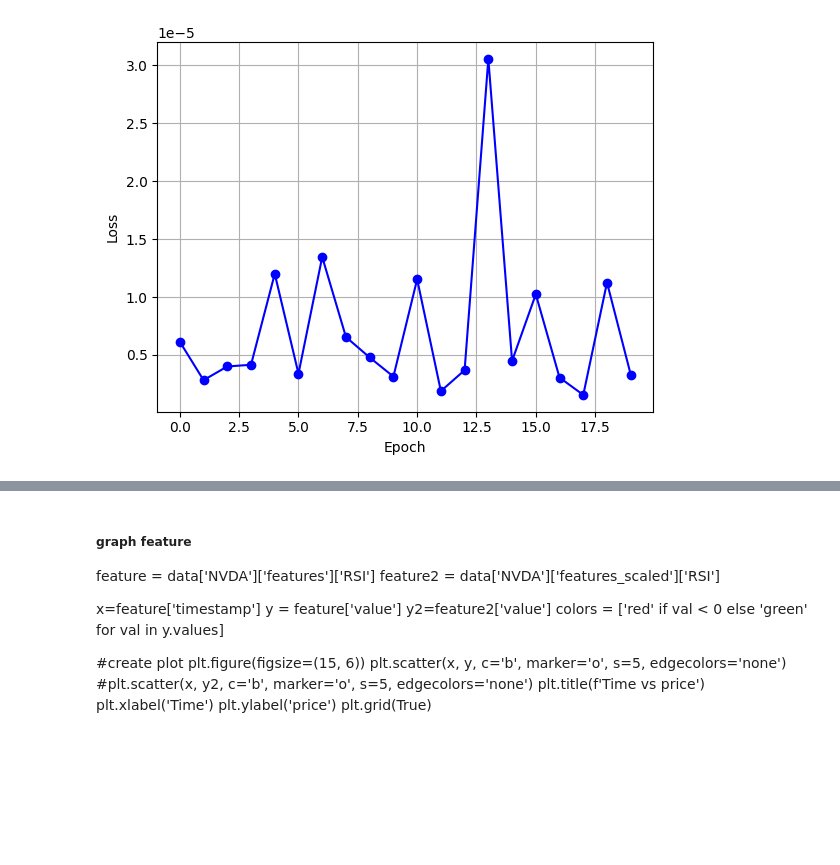
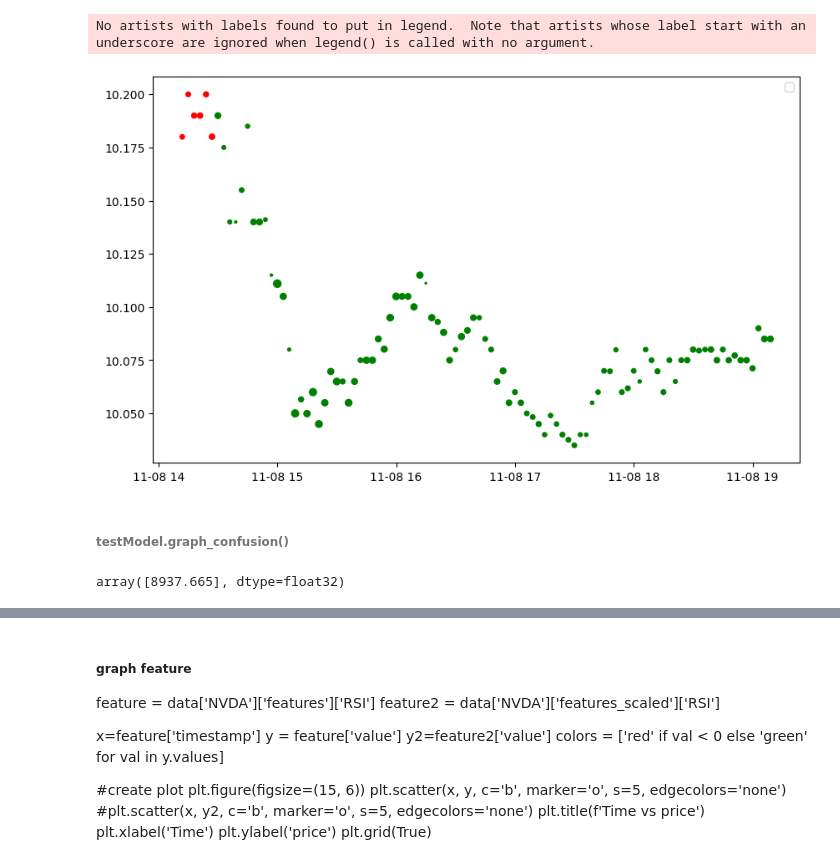
Before and after one commit to dmutascio/enigmaTrainer, a Jupyter notebook: enigmaTrainer.ipynb, the cells around one changed output, grey strips where cells are left out. Saved outputs shown, nothing was run; the diff lists cells and outputs as text; code cells hidden in the pictures; blank space fills up the shorter version.

```diff
--- a/enigmaTrainer.ipynb
+++ b/enigmaTrainer.ipynb
@@ -105,6 +137,7 @@ def stock_data(symbols, pathParam, queryParams):
 
         # FIXME: This is not needed in prod. Wasted computation. Not agnostic
         df.rename(columns={'c': 'close', 'h':'high', 'l':'low', 'n':'trade_count', 'o':'open', 't':'timestamp', 'v':'bar_volume', 'vw':'price_volume_weighted'}, inplace=True)
+        df.set_index('timestamp', inplace= True)
 
         # add df to dictionary of dfs
         tables[symbol] = df
@@ -294,13 +366,13 @@ def main(symbols, queryParams, pathParam, indicator_config, signal_memory):
     return data
 # %%
 #init config and get stock price data
-symbols = ['NVDA']
+symbols = ['F']
 queryParams = {
     'timeframe':'3Min',
     'adjustment': 'all',
     'feed': 'sip',
     'sort': 'asc',
-    'start': '2017-09-01T00%3A00%3A00Z',
+    'start': '2016-10-10T00%3A00%3A00Z',
     'limit': '10000'
              }
 pathParam = 'bars?'
@@ -308,26 +380,20 @@ pathParam = 'bars?'
 #Notice: periods are in # measurements, not days
 indicator_config = {
     'MACD': {
-        'shortPeriod': 12,
-        'longPeriod': 26,
-        'signalPeriod': 9
+        'shortPeriod': 120,
+        'longPeriod': 240,
+        'signalPeriod': 90
     },
     'RSI': {
-        'period': 14
+        'period': 140
     },
     'SMA': {
-        'period': 50
+        'period': 500
     },
     'EWMA': {
-        'period': 20
-    }
-    # 'PriceDelta': {
-    #     'period': 1
-    # },
-    # 'PriceDeltaPercent': {
-    #     'period': 1,
-    #     'point': 'initial'
-    # }
+        'period': 200
+    },
+    'Volume': {}
 }
 
-data = main(symbols, queryParams, pathParam, indicator_config, signal_memory=10)
+data = main(symbols, queryParams, pathParam, indicator_config, signal_memory=3)
@@ -566,3 +668,11 @@ class Model:
 # %%
-model, training_loss = create_model(data['NVDA'], 'LSTM', lr=.001, epoch_length=100, shuffle_bool=True, hidden_size=2, num_layers=1)
+model_config = {
+    'num_epochs': 10000,
+    'learning_rate': .0001,
+    'hidden_size': 2,
+    'num_layers': 1
+}
+model, training_loss, training_data = create_model(data=data['F'], type='LSTM', model_config=model_config)
+
+testModel = Model(model, model_config, training_loss, training_data)
 # %% [output]
@@ -570,8 +696,7 @@ KeyboardInterrupt:
-# %%
-plt.plot(training_loss.keys(), training_loss.values(), marker='o', linestyle='-', color='b')
-plt.xlabel('Epoch')
-plt.ylabel('Loss')
-plt.grid(True)
-plt.show()
-# %% [output]
-[figure, removed]
+# %%
+testModel.graph_prices(price_data = data['F']['bars'], point=.97, zoom=100, mag_scale=1000000)
+# %% [output]
+No artists with labels found to put in legend.  Note that artists whose label start with an underscore are ignored when legend() is called with no argument.
+[figure, added]
+# %% [markdown]
+###### testModel.graph_confusion()
@@ -578,3 +739,7 @@ plt.show()
+# %%
+simulate(testModel, 1000, 1000)
+# %% [output]
+array([8937.665], dtype=float32)
 # %%
 def create_model_and_save(models, symbol, data, lr, epoch_length, shuffle_bool):
     model, training_loss, tensors = create_model(data, lr, epoch_length, shuffle_bool)
```
Also changed, not shown: parts of 17 cells of this notebook.
